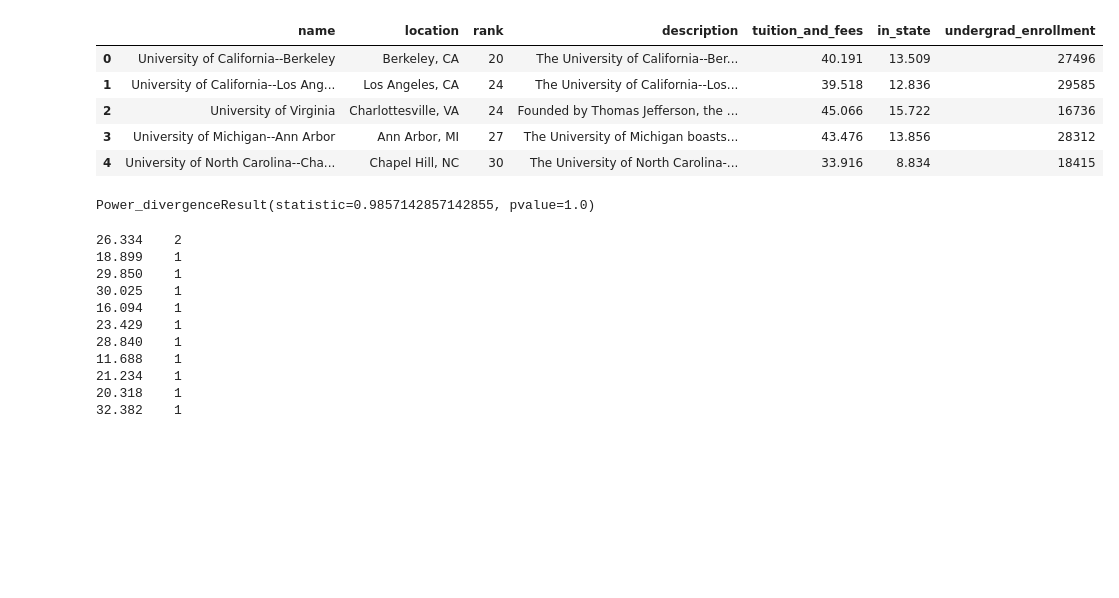
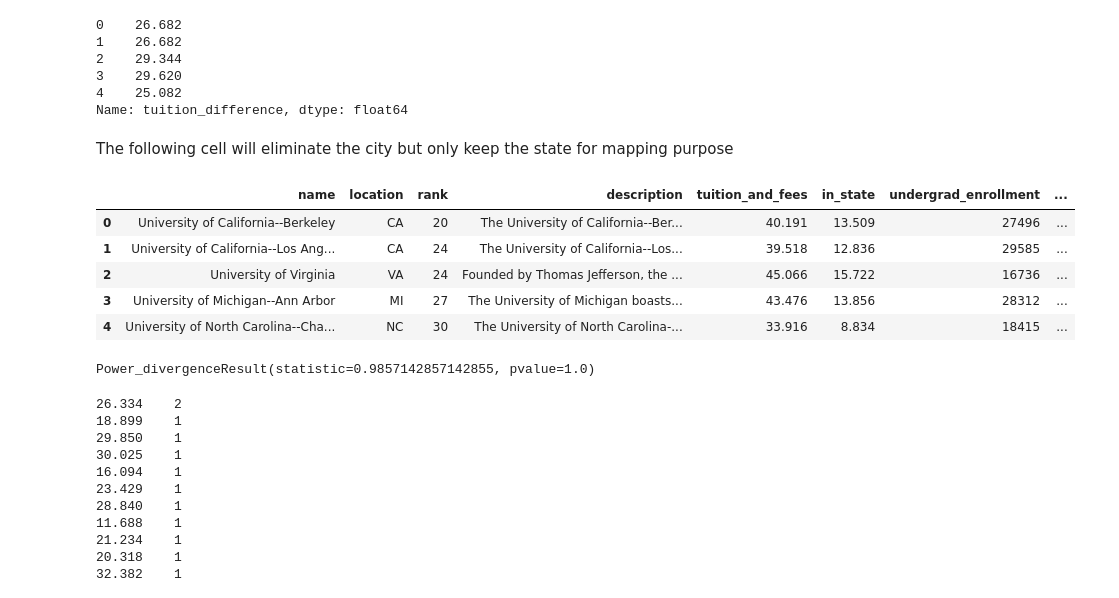
Before and after one commit to weixiao1121/PROJECT, a Jupyter notebook: public_universities_rankings.ipynb, the cells around one changed output. Cells and saved outputs as stored; diff of their text form; code cells hidden in the pictures; blank space fills up the shorter version.

```diff
--- a/public_universities_rankings.ipynb
+++ b/public_universities_rankings.ipynb
@@ -37,16 +28,30 @@ public_universities_rankings
+# %%
+public_universities_rankings['tuition_difference'] = public_universities_rankings.tuition_and_fees-public_universities_rankings.in_state
+public_universities_rankings.head()
+public_universities_rankings.tuition_difference.head()
+# %% [output]
+0    26.682
+1    26.682
+2    29.344
+3    29.620
+4    25.082
+Name: tuition_difference, dtype: float64
+# %% [markdown]
+The following cell will eliminate the city but only keep the state for mapping purpose
 # %%
 for index, row in public_universities_rankings.iterrows():
-    state = row[1][1]
-    row.location = state
+    state = row.location.split(',')[1][1:3] #position 0 is a space
+    public_universities_rankings.loc[index, "location"] = state
+
 
 public_universities_rankings.head()
 # %% [output]
-|  | name | location | rank | description | tuition_and_fees | in_state | undergrad_enrollment |
-| 0 | University of California--Berkeley | Berkeley, CA | 20 | The University of California--Ber... | 40.191 | 13.509 | 27496 |
-| 1 | University of California--Los Ang... | Los Angeles, CA | 24 | The University of California--Los... | 39.518 | 12.836 | 29585 |
-| 2 | University of Virginia | Charlottesville, VA | 24 | Founded by Thomas Jefferson, the ... | 45.066 | 15.722 | 16736 |
-| 3 | University of Michigan--Ann Arbor | Ann Arbor, MI | 27 | The University of Michigan boasts... | 43.476 | 13.856 | 28312 |
-| 4 | University of North Carolina--Cha... | Chapel Hill, NC | 30 | The University of North Carolina-... | 33.916 | 8.834 | 18415 |
+|  | name | location | rank | description | tuition_and_fees | in_state | undergrad_enrollment | ... |
+| 0 | University of California--Berkeley | CA | 20 | The University of California--Ber... | 40.191 | 13.509 | 27496 | ... |
+| 1 | University of California--Los Ang... | CA | 24 | The University of California--Los... | 39.518 | 12.836 | 29585 | ... |
+| 2 | University of Virginia | VA | 24 | Founded by Thomas Jefferson, the ... | 45.066 | 15.722 | 16736 | ... |
+| 3 | University of Michigan--Ann Arbor | MI | 27 | The University of Michigan boasts... | 43.476 | 13.856 | 28312 | ... |
+| 4 | University of North Carolina--Cha... | NC | 30 | The University of North Carolina-... | 33.916 | 8.834 | 18415 | ... |
 # %%
 # To do a chisquare test
 from scipy.stats import chisquare
```
Also changed, not shown: parts of 40 cells of this notebook, 5 other files.
